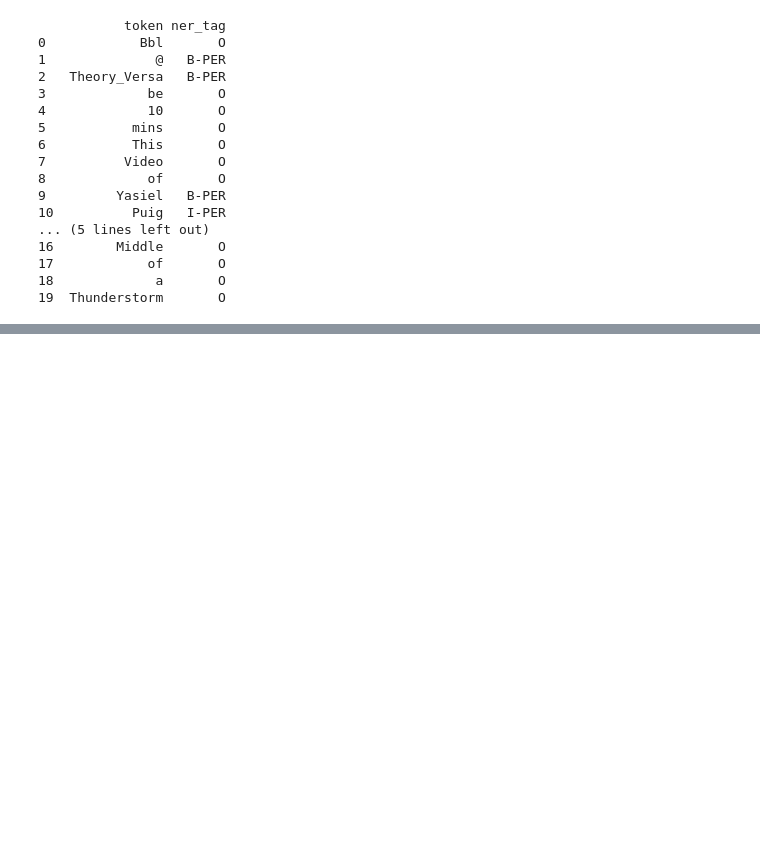
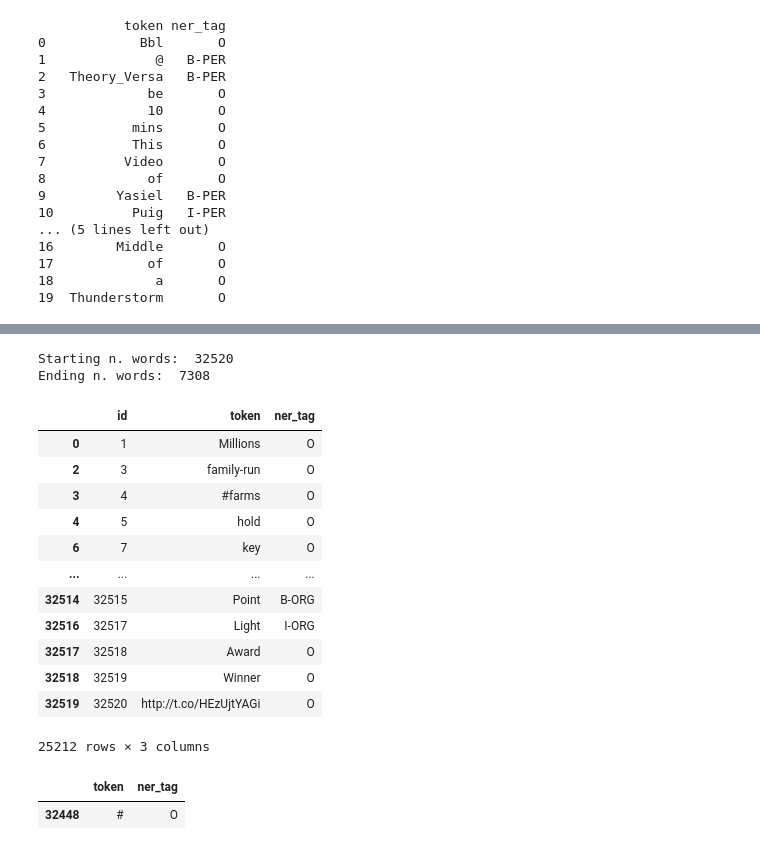
Before and after one commit to MicheleGiambelli/PlotTwisters-Project, a Jupyter notebook: Progetto modificato.ipynb, the cells around one changed output, grey strips where cells are left out. Cells and saved outputs as stored; diff of their text form; code cells hidden in the pictures; blank space fills up the shorter version.

Commit message:
Stop words managing

```diff
--- a/Progetto modificato.ipynb
+++ b/Progetto modificato.ipynb
@@ -572,0 +581,44 @@ print(df2.head(20))
+# %%
+import spacy
+nlp = spacy.load('en_core_web_sm')
+# print(nlp.Defaults.stop_words, "\n Number of stop words: ", len(nlp.Defaults.stop_words))
+
+stopwords = nlp.Defaults.stop_words
+special_char=[",",":"," ",";",".","?"]
+# %%
+def filtered_words(df):
+  filtered_vocab = []
+  for _, row in df.iterrows():
+      token = row["token"]
+      if token in stopwords and token not in special_char:
+        filtered_vocab.append(row["id"])
+  return filtered_vocab
+# %%
+filtered_vocab = filtered_words(df)
+print("Starting n. words: ", len(df), "\nEnding n. words: ", len(filtered_vocab))
+# %% [output]
+Starting n. words:  32520
+Ending n. words:  7308
+# %%
+df_filtered = df[~df["id"].isin(filtered_vocab)]
+# %%
+df_filtered.head()
+# %% [output]
+|  | id | token | ner_tag |
+| 0 | 1 | Millions | O |
+| 2 | 3 | family-run | O |
+| 3 | 4 | #farms | O |
+| 4 | 5 | hold | O |
+| 6 | 7 | key | O |
+| ... | ... | ... | ... |
+| 32514 | 32515 | Point | B-ORG |
+| 32516 | 32517 | Light | I-ORG |
+| 32517 | 32518 | Award | O |
+| 32518 | 32519 | Winner | O |
+| 32519 | 32520 | http://t.co/HEzUjtYAGi | O |
+25212 rows × 3 columns
+# %%
+df[df["token"] == "#"] #lo eliminiamo???
+# %% [output]
+|  | token | ner_tag |
+| 32448 | # | O |
```
Also changed, not shown: parts of 3 cells of this notebook.
